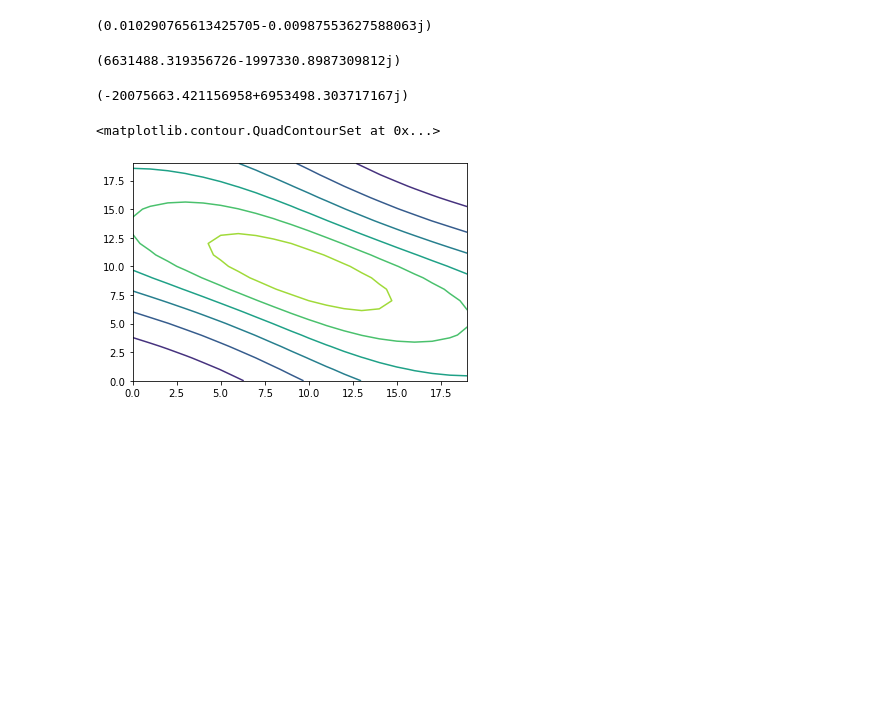
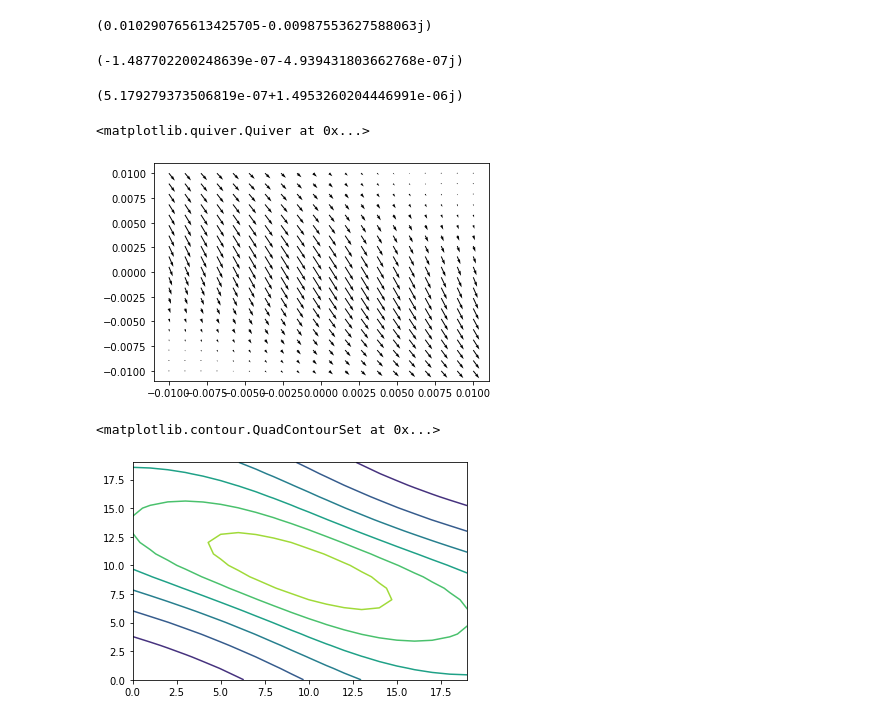
Before and after one commit to carabedo/ci_mutual, a Jupyter notebook: theo2005.ipynb, the cells around one changed output. Saved outputs shown, nothing was run; the diff lists cells and outputs as text; code cells hidden in the pictures; blank space fills up the shorter version.

```diff
--- a/theo2005.ipynb
+++ b/theo2005.ipynb
@@ -200,7 +204,7 @@ plt.grid(True)
 # %%
 def jepx(x,y,z,u,v,w):
     a0=a(u,v)
-    a1=np.sqrt(a0**2 + 1j*w*mu1*mu0*sigma1)
+    a1=np.sqrt(a0**2 + 1j*w*mur1*mu0*sigma1)
     num=np.exp(a1*z)*np.exp(1j*u*x)*np.exp(1j*v*y)
     dem=a0*(a0*mur1 + a1)
     return num/dem
@@ -246,11 +250,11 @@ jepx(0,0,0,1,1,100)
 # %%
 Jx(0,1-3,0,coil,1000)
 # %% [output]
-(6631488.319356726-1997330.8987309812j)
+(-1.487702200248639e-07-4.939431803662768e-07j)
 # %%
 Jy(0,1-3,0,coil,1000)
 # %% [output]
-(-20075663.421156958+6953498.303717167j)
+(5.179279373506819e-07+1.4953260204446991e-06j)
 # %%
 xv=np.linspace(-10e-3,10e-3,20)
 yv=np.linspace(-10e-3,10e-3,20)
@@ -263,3 +267,9 @@ for i,x in enumerate(xv):
     for j,y in enumerate(yv):
         Dx[i,j]=Jx(x,y,-1e-3,coil,100)
         Dy[i,j]=Jy(x,y,-1e-3,coil,100)
+# %%
+X, Y = np.meshgrid(xv, yv)
+plt.quiver(X,Y,Dx.real,Dy.real)
+# %% [output]
+<matplotlib.quiver.Quiver at 0x...>
+[figure, added]
```
Also changed, not shown: parts of 7 cells of this notebook, 11 other files.
